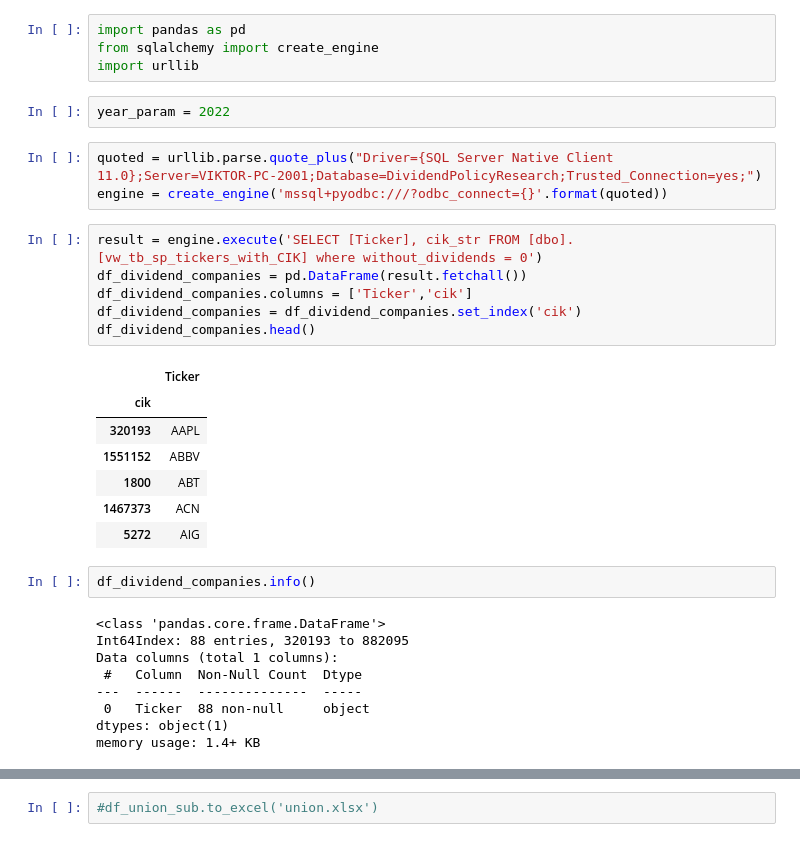
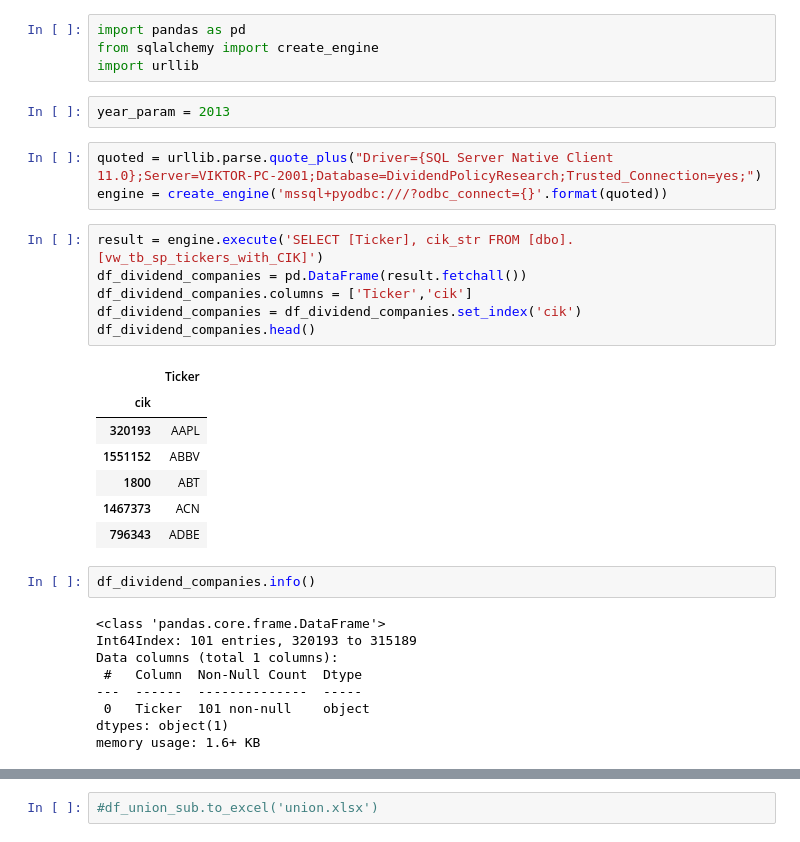
Before and after one commit to viktor-taraba/University_2023, a Jupyter notebook: SEC Financial Statements Data SUB (example).ipynb, the cells around one changed output, grey strips where cells are left out. Cells and saved outputs as stored; diff of their text form.

```diff
--- a/SEC Financial Statements Data SUB (example).ipynb
+++ b/SEC Financial Statements Data SUB (example).ipynb
@@ -3,35 +3,35 @@ import pandas as pd
 from sqlalchemy import create_engine
 import urllib
 # %%
-year_param = 2022
+year_param = 2013
 # %%
 quoted = urllib.parse.quote_plus("Driver={SQL Server Native Client 11.0};Server=VIKTOR-PC-2001;Database=DividendPolicyResearch;Trusted_Connection=yes;")
 engine = create_engine('mssql+pyodbc:///?odbc_connect={}'.format(quoted))
 # %%
-result = engine.execute('SELECT [Ticker], cik_str FROM [dbo].[vw_tb_sp_tickers_with_CIK] where without_dividends = 0')
+result = engine.execute('SELECT [Ticker], cik_str FROM [dbo].[vw_tb_sp_tickers_with_CIK]')
 df_dividend_companies = pd.DataFrame(result.fetchall())
 df_dividend_companies.columns = ['Ticker','cik']
 df_dividend_companies = df_dividend_companies.set_index('cik')
 df_dividend_companies.head()
 # %% [output]
 |  | Ticker |
 | cik |  |
 | 320193 | AAPL |
 | 1551152 | ABBV |
 | 1800 | ABT |
 | 1467373 | ACN |
-| 5272 | AIG |
+| 796343 | ADBE |
 # %%
 df_dividend_companies.info()
 # %% [output]
 <class 'pandas.core.frame.DataFrame'>
-Int64Index: 88 entries, 320193 to 882095
+Int64Index: 101 entries, 320193 to 315189
 Data columns (total 1 columns):
  #   Column  Non-Null Count  Dtype
 ---  ------  --------------  -----
- 0   Ticker  88 non-null     object
+ 0   Ticker  101 non-null    object
 dtypes: object(1)
-memory usage: 1.4+ KB
+memory usage: 1.6+ KB
 # %%
 df_sub1 = pd.read_csv(r'd:\Універ М\Диплом - Дивідендна політика корпорації\03_01\SEC data {}q4\sub4.txt'.format(year_param), sep="\t")
 df_sub1.drop(['countryba','stprba','cityba','zipba','bas1','bas2','baph','countryma','stprma','cityma','zipma','mas1','mas2','countryinc','stprinc','accepted','wksi'], axis=1, inplace=True)
```
Also changed, not shown: parts of 17 cells of this notebook.
